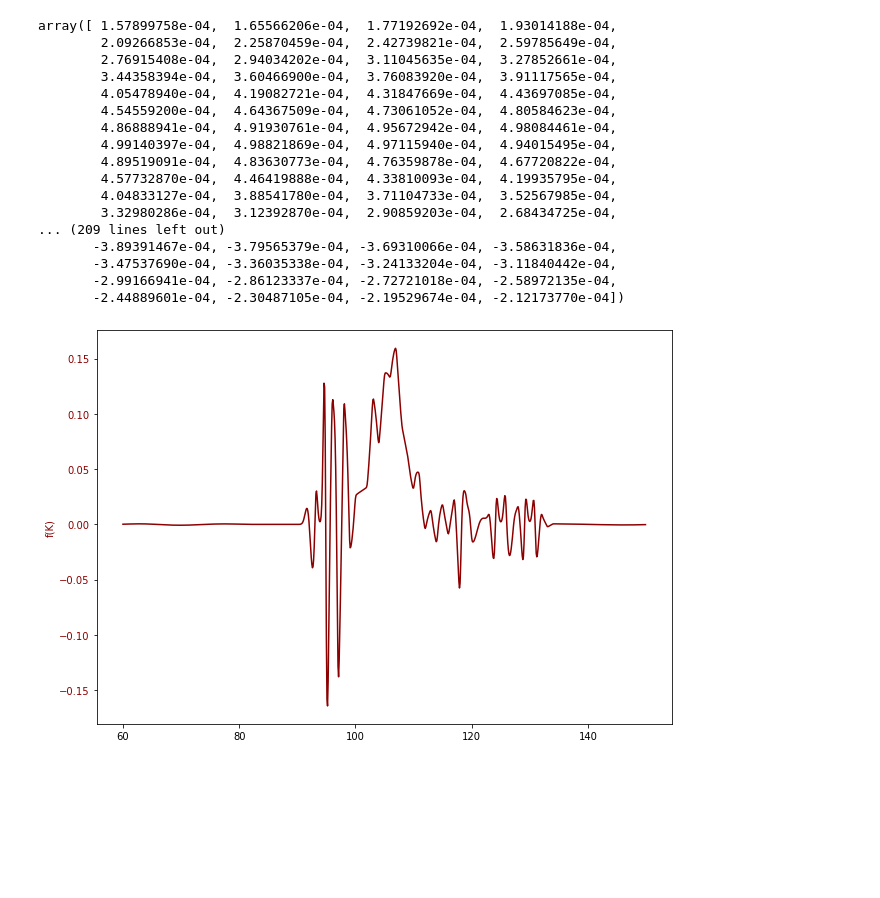
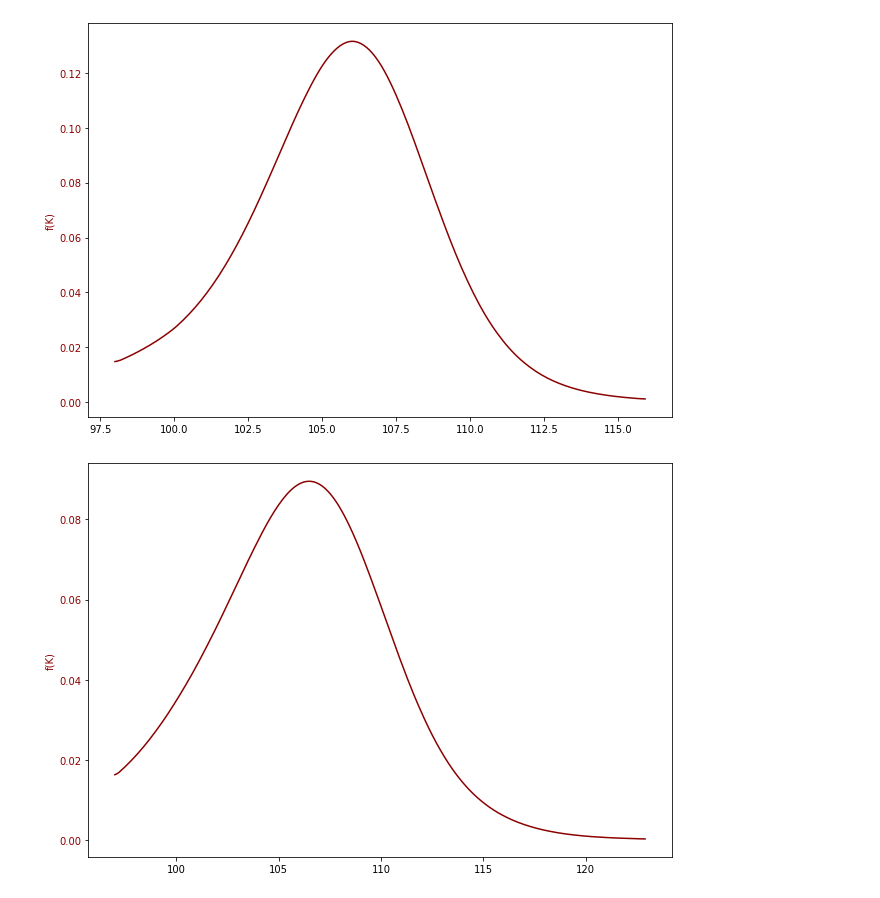
Before and after one commit to piluguji/HooHacks, a Jupyter notebook: MarketExpectation.ipynb, the cells around one changed output. Cells and saved outputs as stored; diff of their text form; code cells hidden in the pictures; blank space fills up the shorter version.

```diff
--- a/MarketExpectation.ipynb
+++ b/MarketExpectation.ipynb
@@ -108,6 +60,8 @@ calls_clean = calls_no_na[calls_no_na['iv']<0.6]
 # %%
-for day in daysTillExp[0:1]:
-    calls_sub = calls_clean.loc[lambda calls_clean: calls_clean['DTE+Date'] == day]
+for day in daysTillExp[0:5]:
+    calls_sub = calls_no_na.loc[lambda calls_no_na: calls_no_na['DTE+Date'] == day]
+    #calls_sub["iv"] = scipy.ndimage.gaussian_filter1d(calls_sub.iv, 3)
+
 
     fig, (ax1, ax2) = plt.subplots(2,1, figsize=(6,7), sharex=True)
     ax2.plot(calls_sub.STRIKE, calls_sub.iv, ".")
@@ -140,12 +125,13 @@ for day in daysTillExp[0:3]:
 # %%
 def pdf2():
     all_second_derivs = []
-    for day in daysTillExp[0:1]:
-        calls_sub = calls_clean.loc[lambda calls_clean: calls_clean['DTE+Date'] == day]
+    for day in daysTillExp[0:8]:
+        calls_sub = calls_no_na.loc[lambda calls_no_na: calls_no_na['DTE+Date'] == day]
+        calls_sub["iv"] = scipy.ndimage.gaussian_filter1d(calls_sub.iv, 3)
+        calls_sub = calls_sub[calls_sub['iv']<0.4]
 
         vol_surface = scipy.interpolate.interp1d(calls_sub.STRIKE, calls_sub.iv, kind="cubic",
                                  fill_value="extrapolate")
-
         x_new = np.arange(calls_sub.STRIKE.min(), calls_sub.STRIKE.max(), 0.1)
 
         Crange = call_value(calls.UNDERLYING_LAST[calls_sub.index[0]], x_new, vol_surface(x_new), calls.DTE[calls_sub.index[0]])
@@ -161,48 +153,15 @@ all_second_derivs = pdf2()
-# %%
-all_second_derivs[0][1]
-# %% [output]
-array([ 1.57899758e-04,  1.65566206e-04,  1.77192692e-04,  1.93014188e-04,
-        2.09266853e-04,  2.25870459e-04,  2.42739821e-04,  2.59785649e-04,
-        2.76915408e-04,  2.94034202e-04,  3.11045635e-04,  3.27852661e-04,
-        3.44358394e-04,  3.60466900e-04,  3.76083920e-04,  3.91117565e-04,
-        4.05478940e-04,  4.19082721e-04,  4.31847669e-04,  4.43697085e-04,
-        4.54559200e-04,  4.64367509e-04,  4.73061052e-04,  4.80584623e-04,
-        4.86888941e-04,  4.91930761e-04,  4.95672942e-04,  4.98084461e-04,
-        4.99140397e-04,  4.98821869e-04,  4.97115940e-04,  4.94015495e-04,
-        4.89519091e-04,  4.83630773e-04,  4.76359878e-04,  4.67720822e-04,
-        4.57732870e-04,  4.46419888e-04,  4.33810093e-04,  4.19935795e-04,
-        4.04833127e-04,  3.88541780e-04,  3.71104733e-04,  3.52567985e-04,
-        3.32980286e-04,  3.12392870e-04,  2.90859203e-04,  2.68434725e-04,
-... (209 lines left out)
-       -3.89391467e-04, -3.79565379e-04, -3.69310066e-04, -3.58631836e-04,
-       -3.47537690e-04, -3.36035338e-04, -3.24133204e-04, -3.11840442e-04,
-       -2.99166941e-04, -2.86123337e-04, -2.72721018e-04, -2.58972135e-04,
-       -2.44889601e-04, -2.30487105e-04, -2.19529674e-04, -2.12173770e-04])
-# %%
-for day in daysTillExp[0:5]:
-        calls_sub = calls_no_na.loc[lambda calls_no_na: calls_no_na['DTE+Date'] == day]
-
-        vol_surface = scipy.interpolate.interp1d(calls_sub.STRIKE, calls_sub.iv, kind="cubic",
-                                 fill_value="extrapolate")
-
-        x_new = np.arange(calls_sub.STRIKE.min(), calls_sub.STRIKE.max(), 0.1)
-
-        Crange = call_value(calls.UNDERLYING_LAST[calls_sub.index[0]], x_new, vol_surface(x_new), calls.DTE[calls_sub.index[0]])
-
-        first_deriv = np.gradient(Crange, x_new, edge_order=0)
-        second_deriv = np.gradient(first_deriv, x_new, edge_order=0)
-
-        all_second_derivs.append(second_deriv)
 # %%
-fig, ax1 = plt.subplots(figsize=(9,6))
+for i in range(0, 8):
+    fig, ax1 = plt.subplots(figsize=(9,6))
 
-col = 'darkred'
-ax1.set_ylabel('f(K)', color=col)
-ax1.plot(all_second_derivs[0][0], all_second_derivs[0][1], color=col)
-ax1.tick_params(axis='y', labelcolor=col)
+    col = 'darkred'
+    ax1.set_ylabel('f(K)', color=col)
+    ax1.plot(all_second_derivs[i][0], all_second_derivs[i][1], color=col)
+    ax1.tick_params(axis='y', labelcolor=col)
 
-fig.tight_layout()
-# plt.savefig("volspace_pdf.png", dpi=300)
-plt.show()
+    fig.tight_layout()
+    # plt.savefig("volspace_pdf.png", dpi=300)
+    plt.show()
 # %% [output]
-[figure, old version]
+[figure, new version]
+[figure, added]
```
Also changed, not shown: parts of 11 cells of this notebook, 2 other files.
